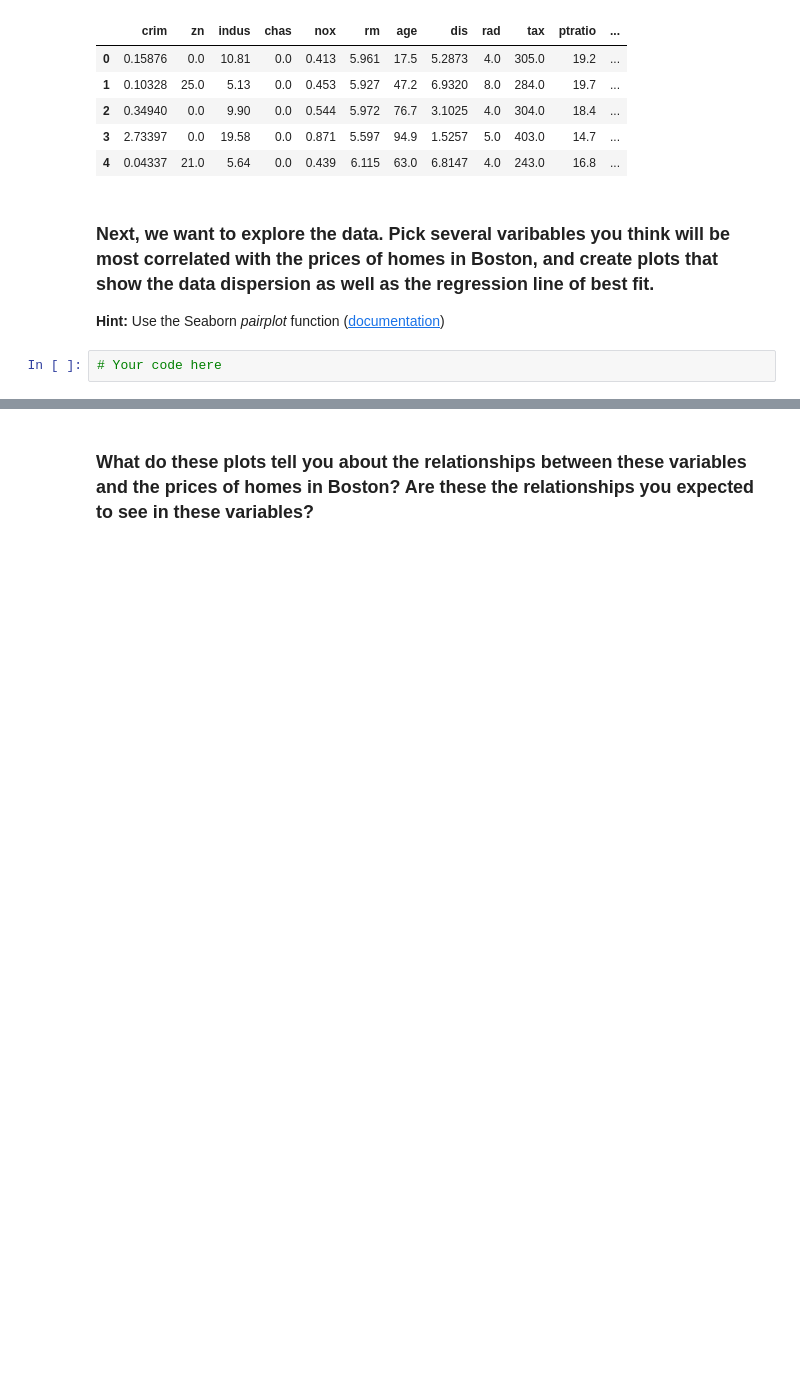
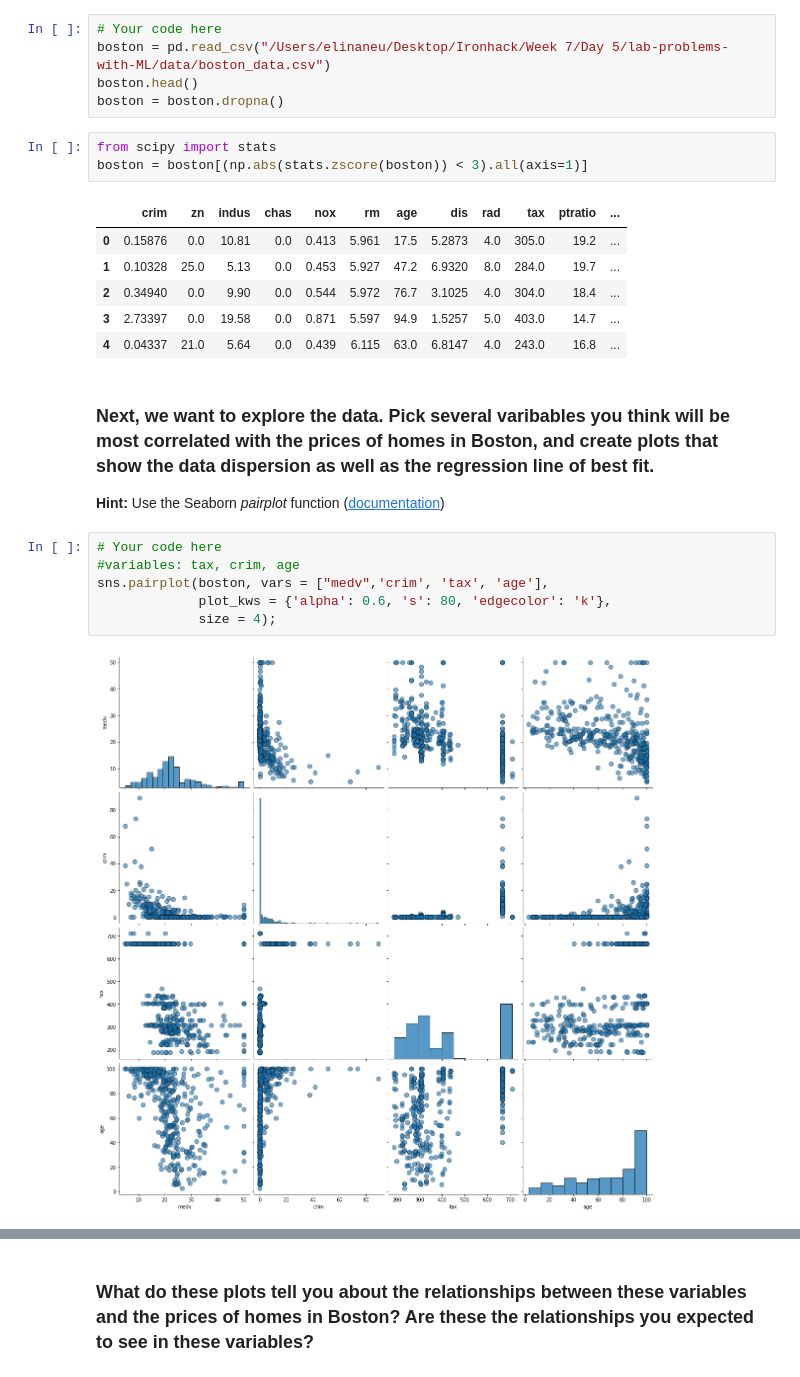
Before and after one commit to ta-data-remote/lab-problems-with-ML, a Jupyter notebook: your-code/lab_boston_housing.ipynb, the cells around one changed output, grey strips where cells are left out. Drawn from its saved outputs; the diff is of its cells as text; blank space fills up the shorter version.

```diff
--- a/your-code/lab_boston_housing.ipynb
+++ b/your-code/lab_boston_housing.ipynb
@@ -22,3 +20,11 @@ import matplotlib.pyplot as plt
+# %%
+# Your code here
+boston = pd.read_csv("/Users/elinaneu/Desktop/Ironhack/Week 7/Day 5/lab-problems-with-ML/data/boston_data.csv")
+boston.head()
+boston = boston.dropna()
+# %%
+from scipy import stats
+boston = boston[(np.abs(stats.zscore(boston)) < 3).all(axis=1)]
 # %%
 # %% [output]
 |  | crim | zn | indus | chas | nox | rm | age | dis | rad | tax | ptratio | ... |
@@ -30,5 +36,11 @@ import matplotlib.pyplot as plt
 # %% [markdown]
 ### Next, we want to explore the data. Pick several varibables you think will be most correlated with the prices of homes in Boston, and create plots that show the data dispersion as well as the regression line of best fit.
 **Hint:** Use the Seaborn *pairplot* function ([documentation](https://seaborn.pydata.org/generated/seaborn.pairplot.html))
-# %%
-# Your code here
+# %%
+# Your code here
+#variables: tax, crim, age
+sns.pairplot(boston, vars = ["medv",'crim', 'tax', 'age'],
+             plot_kws = {'alpha': 0.6, 's': 80, 'edgecolor': 'k'},
+             size = 4);
+# %% [output]
+[figure, added]
```
Also changed, not shown: parts of 26 cells of this notebook, 1 other file.
